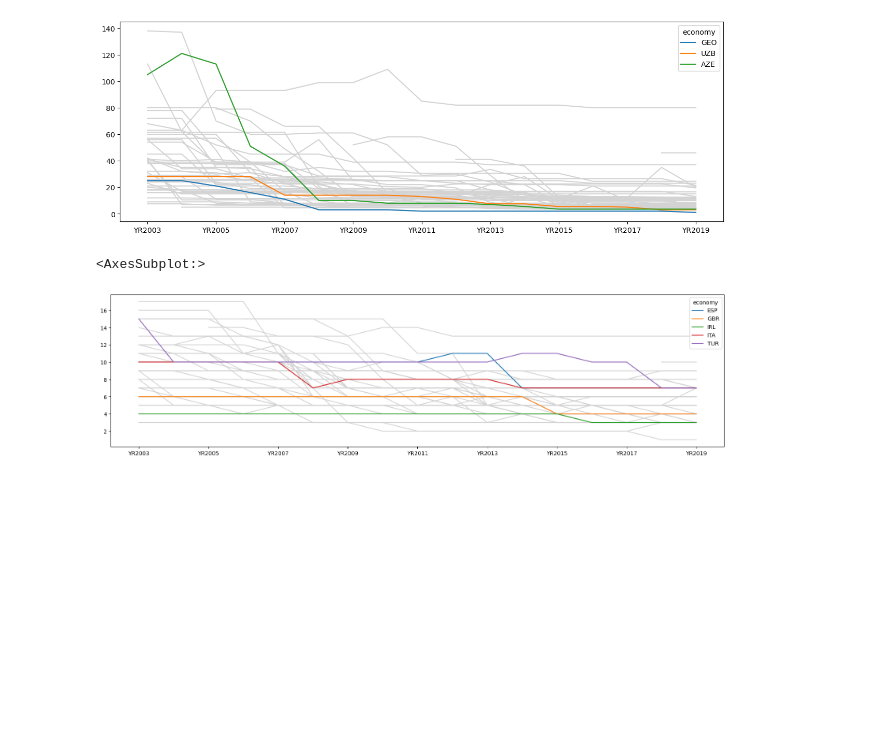
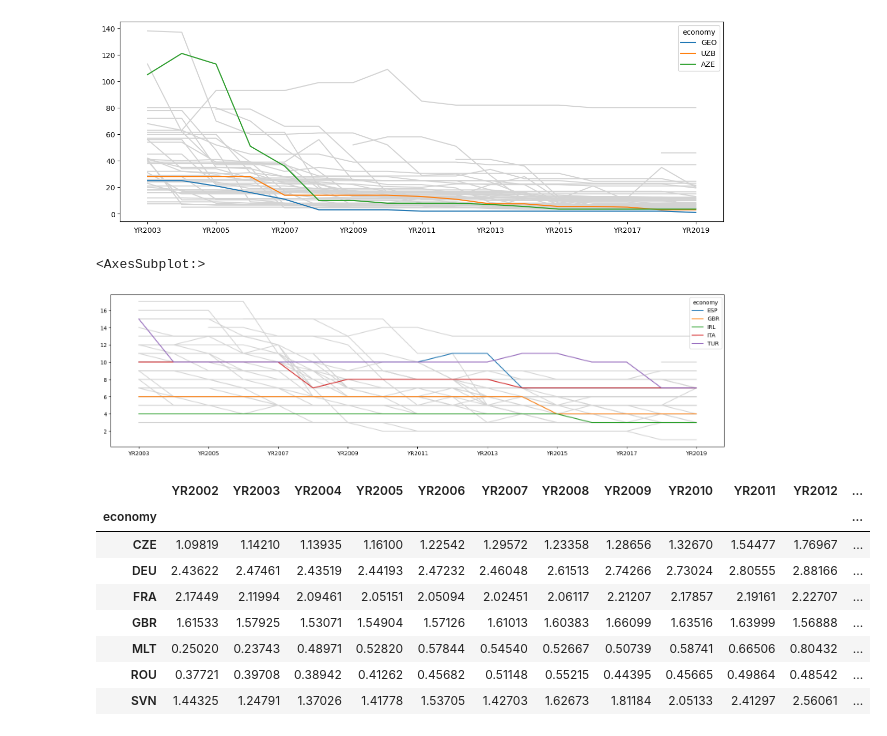
Before and after one commit to JonathonClegg/DAFT_0116, a Jupyter notebook: Module_1/Lab_13_APIs/API-World Bank.ipynb, the cells around one changed output. Cells and saved outputs as stored; diff of their text form; code cells hidden in the pictures; blank space fills up the shorter version.

```diff
--- a/Module_1/Lab_13_APIs/API-World Bank.ipynb
+++ b/Module_1/Lab_13_APIs/API-World Bank.ipynb
@@ -97,3 +90,16 @@ startup.T.plot(ax=ax, figsize=(20,5))
 # %% [output]
 <AxesSubplot:>
 [figure]
+# %%
+rd_expenditure = wb.data.DataFrame('GB.XPD.RSDV.GD.ZS',['GBR', 'MLT', 'DEU', 'FRA', 'ROU', 'SVN', 'CZE'], time=range(2002,2018))
+rd_expenditure
+# %% [output]
+|  | YR2002 | YR2003 | YR2004 | YR2005 | YR2006 | YR2007 | YR2008 | YR2009 | YR2010 | YR2011 | YR2012 | ... |
+| economy |  |  |  |  |  |  |  |  |  |  |  | ... |
+| CZE | 1.09819 | 1.14210 | 1.13935 | 1.16100 | 1.22542 | 1.29572 | 1.23358 | 1.28656 | 1.32670 | 1.54477 | 1.76967 | ... |
+| DEU | 2.43622 | 2.47461 | 2.43519 | 2.44193 | 2.47232 | 2.46048 | 2.61513 | 2.74266 | 2.73024 | 2.80555 | 2.88166 | ... |
+| FRA | 2.17449 | 2.11994 | 2.09461 | 2.05151 | 2.05094 | 2.02451 | 2.06117 | 2.21207 | 2.17857 | 2.19161 | 2.22707 | ... |
+| GBR | 1.61533 | 1.57925 | 1.53071 | 1.54904 | 1.57126 | 1.61013 | 1.60383 | 1.66099 | 1.63516 | 1.63999 | 1.56888 | ... |
+| MLT | 0.25020 | 0.23743 | 0.48971 | 0.52820 | 0.57844 | 0.54540 | 0.52667 | 0.50739 | 0.58741 | 0.66506 | 0.80432 | ... |
+| ROU | 0.37721 | 0.39708 | 0.38942 | 0.41262 | 0.45682 | 0.51148 | 0.55215 | 0.44395 | 0.45665 | 0.49864 | 0.48542 | ... |
+| SVN | 1.44325 | 1.24791 | 1.37026 | 1.41778 | 1.53705 | 1.42703 | 1.62673 | 1.81184 | 2.05133 | 2.41297 | 2.56061 | ... |
```
Also changed, not shown: parts of 3 cells of this notebook, 4 other files.
